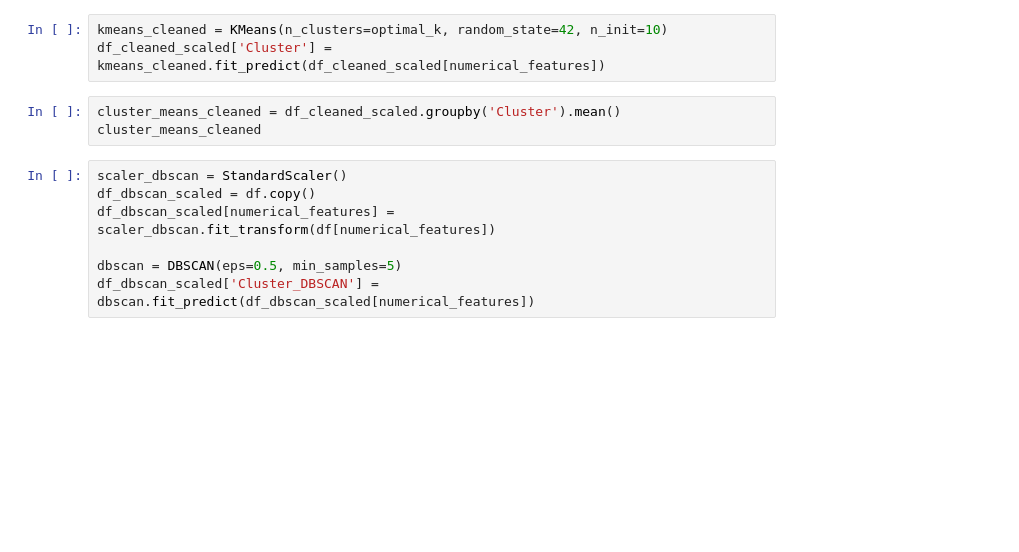
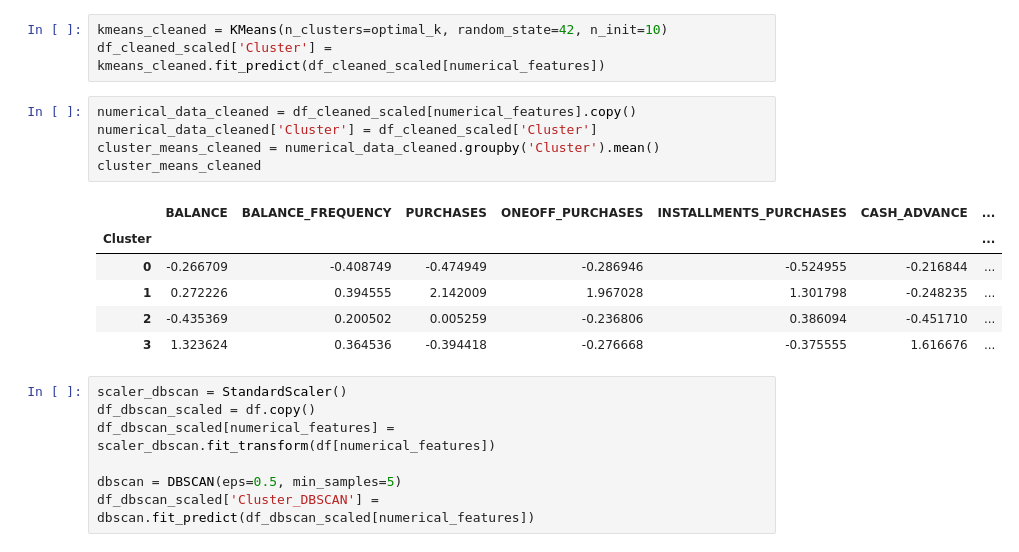
Before and after one commit to HromovAndrey/II_mood_7_part_1_practic, a Jupyter notebook: Практика_clustering.ipynb, the cells around one changed output. Cells and saved outputs as stored; diff of their text form; blank space fills up the shorter version.

```diff
--- a/Практика_clustering.ipynb
+++ b/Практика_clustering.ipynb
@@ -170,8 +179,17 @@ df_cleaned_scaled[numerical_features] = scaler_standard.fit_transform(df_cleaned
 kmeans_cleaned = KMeans(n_clusters=optimal_k, random_state=42, n_init=10)
 df_cleaned_scaled['Cluster'] = kmeans_cleaned.fit_predict(df_cleaned_scaled[numerical_features])
 # %%
-cluster_means_cleaned = df_cleaned_scaled.groupby('Cluster').mean()
+numerical_data_cleaned = df_cleaned_scaled[numerical_features].copy()
+numerical_data_cleaned['Cluster'] = df_cleaned_scaled['Cluster']
+cluster_means_cleaned = numerical_data_cleaned.groupby('Cluster').mean()
 cluster_means_cleaned
+# %% [output]
+|  | BALANCE | BALANCE_FREQUENCY | PURCHASES | ONEOFF_PURCHASES | INSTALLMENTS_PURCHASES | CASH_ADVANCE | ... |
+| Cluster |  |  |  |  |  |  | ... |
+| 0 | -0.266709 | -0.408749 | -0.474949 | -0.286946 | -0.524955 | -0.216844 | ... |
+| 1 | 0.272226 | 0.394555 | 2.142009 | 1.967028 | 1.301798 | -0.248235 | ... |
+| 2 | -0.435369 | 0.200502 | 0.005259 | -0.236806 | 0.386094 | -0.451710 | ... |
+| 3 | 1.323624 | 0.364536 | -0.394418 | -0.276668 | -0.375555 | 1.616676 | ... |
 # %%
 scaler_dbscan = StandardScaler()
 df_dbscan_scaled = df.copy()
```
Also changed, not shown: parts of 3 cells of this notebook.
